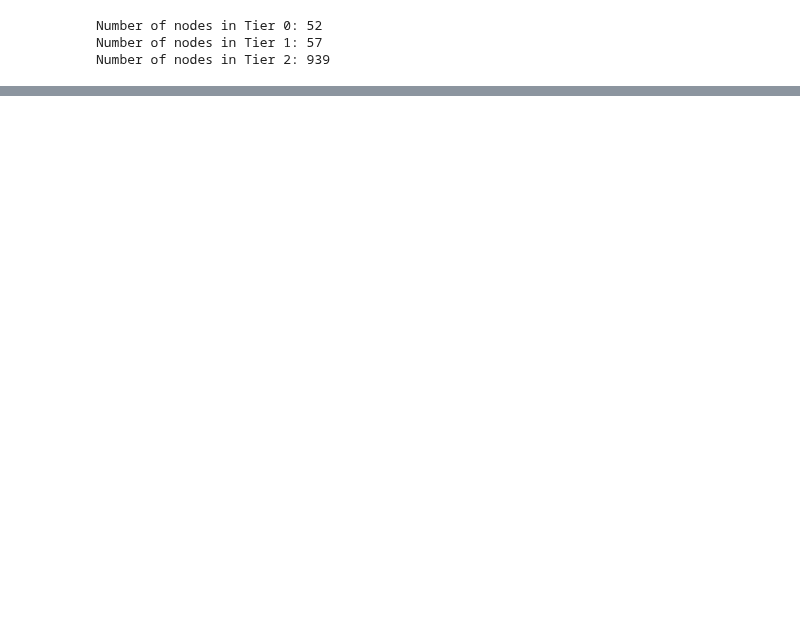
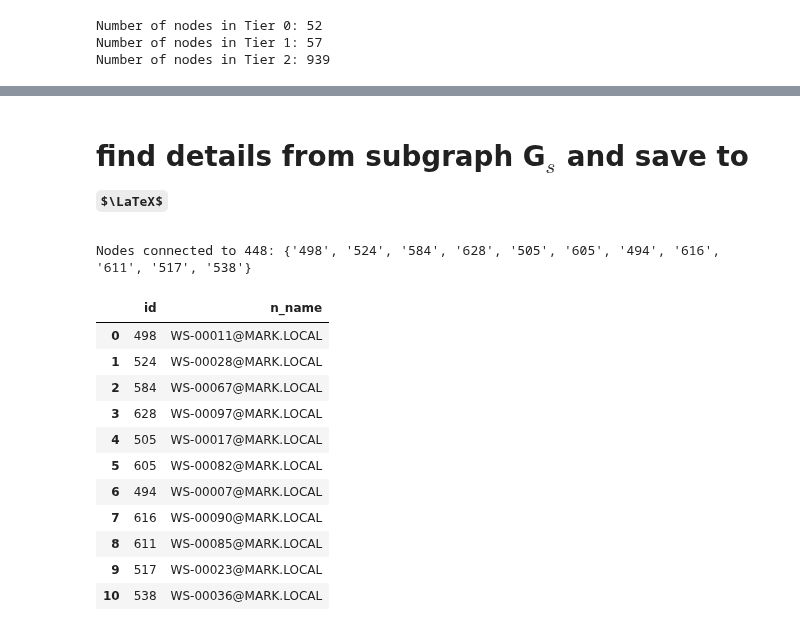
Before and after one commit to markajbell/BH, a Jupyter notebook: Stats_sec_1k.ipynb, the cells around one changed output, grey strips where cells are left out. Cells and saved outputs as stored; diff of their text form; code cells hidden in the pictures; some formulas as TeX source; blank space fills up the shorter version.

```diff
--- a/Stats_sec_1k.ipynb
+++ b/Stats_sec_1k.ipynb
@@ -1556,0 +932,14 @@ LaTeX table saved to secure1k_connections.tex
+# %%
+# Get unique values from the 'l2/label' column with their counts
+l2_counts = nodes['l2'].value_counts().to_dict()
+label_counts = edges['label'].value_counts().to_dict()
+
+# Create the filenames
+file_name_nodes = suf + "_nodes.json"
+file_name_label = suf + "_label.json"
+# Save the unique values and counts as JSON
+with open(file_name_nodes, 'w') as f:
+    json.dump(l2_counts, f, indent=4)
+
+with open(file_name_label, 'w') as f:
+    json.dump(label_counts, f, indent=4)
@@ -1556,0 +989,63 @@ LaTeX table saved to secure1k_connections.tex
+# %% [markdown]
+# find details from subgraph G$_s$ and save to $\LaTeX$
+# %%
+node_id = 448
+connected_nodes = set()
+
+# Iterate through the edges in graph G
+for u, v in G_sav.edges():
+    if u == str(node_id):
+        connected_nodes.add(v)
+    elif v == str(node_id):
+        connected_nodes.add(u)
+
+print(f"Nodes connected to {node_id}: {connected_nodes}")
+connected = pd.DataFrame(list(connected_nodes), columns=['id'])
+connected['id'] = connected['id'].astype(int)
+
+names = []
+# distinguished_names = []
+
+for n_id in connected['id']:
+    node_info = nodes[nodes['id'] == n_id]
+    if not node_info.empty:
+        node_properties = node_info.iloc[0]['properties']
+        n_name = node_properties.get('name', 'N/A')
+#        d_distinguishedname = node_properties.get('distinguishedname', 'Name not found')
+        names.append(n_name)
+#        distinguished_names.append(d_distinguishedname)
+        # print(f"name for node {n_id} is: {n_name}, dn = {d_distinguishedname}" )
+    else:
+        names.append('Node not found')
+#        distinguished_names.append('Node not found')
+        # print(f"Node {n_id} not found in the nodes DataFrame.")
+
+connected['n_name'] = names
+# connected['d_distinguishedname'] = distinguished_names
+
+display(connected)
+json_name = suf + "_connected_nodes.json"
+connected.to_json(json_name, indent=4)
+# print out latex
+latex_table = connected.to_latex(index=False)
+print("\n\n2", latex_table)
+
+file_name = "secure1k_connections.tex"
+with open(file_name, 'w') as f:
+    f.write(latex_table)
+
+print(f"LaTeX table saved to {file_name}")
+# %% [output]
+Nodes connected to 448: {'498', '524', '584', '628', '505', '605', '494', '616', '611', '517', '538'}
+|  | id | n_name |
+| 0 | 498 | WS-00011@MARK.LOCAL |
+| 1 | 524 | WS-00028@MARK.LOCAL |
+| 2 | 584 | WS-00067@MARK.LOCAL |
+| 3 | 628 | WS-00097@MARK.LOCAL |
+| 4 | 505 | WS-00017@MARK.LOCAL |
+| 5 | 605 | WS-00082@MARK.LOCAL |
+| 6 | 494 | WS-00007@MARK.LOCAL |
+| 7 | 616 | WS-00090@MARK.LOCAL |
+| 8 | 611 | WS-00085@MARK.LOCAL |
+| 9 | 517 | WS-00023@MARK.LOCAL |
+| 10 | 538 | WS-00036@MARK.LOCAL |
```
Also changed, not shown: parts of 99 cells of this notebook.
